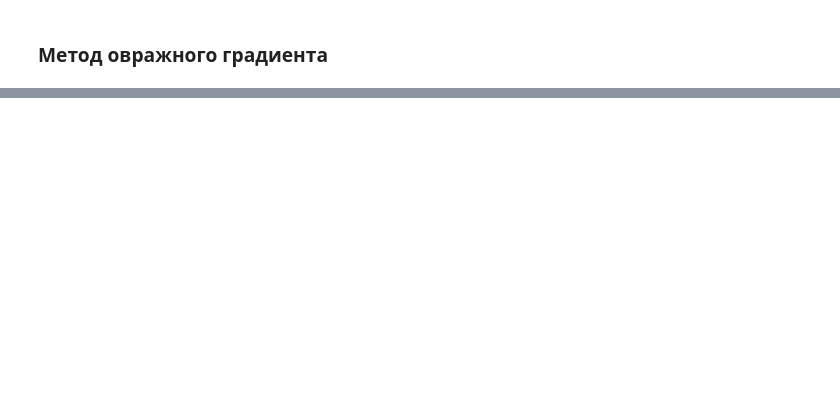
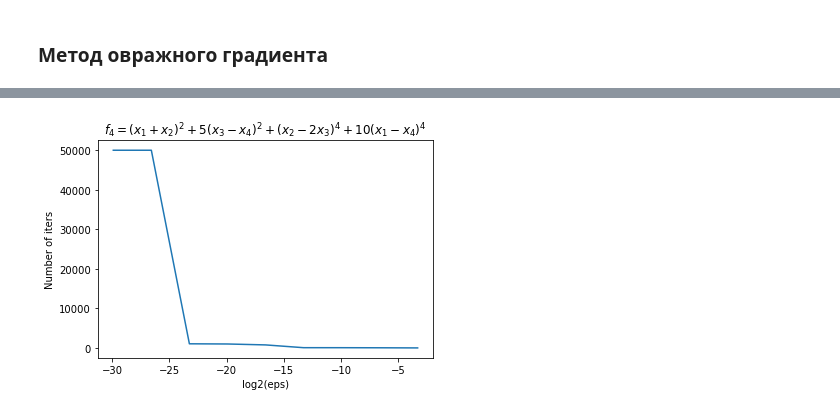
Before and after one commit to sevakon/optimization-methods, a Jupyter notebook: lab2/2d-minimization.ipynb, the cells around one changed output, grey strips where cells are left out. Cells and saved outputs as stored; diff of their text form; code cells hidden in the pictures; blank space fills up the shorter version.

```diff
--- a/lab2/2d-minimization.ipynb
+++ b/lab2/2d-minimization.ipynb
@@ -267,0 +305,4 @@ for fn in functions[:-1]:
+# %%
+plot_log_e_to_num_iters(functions[-1], 'coordinate-descent')
+# %% [output]
+[figure, added]
```
Also changed, not shown: parts of 11 cells of this notebook, 1 other file.
